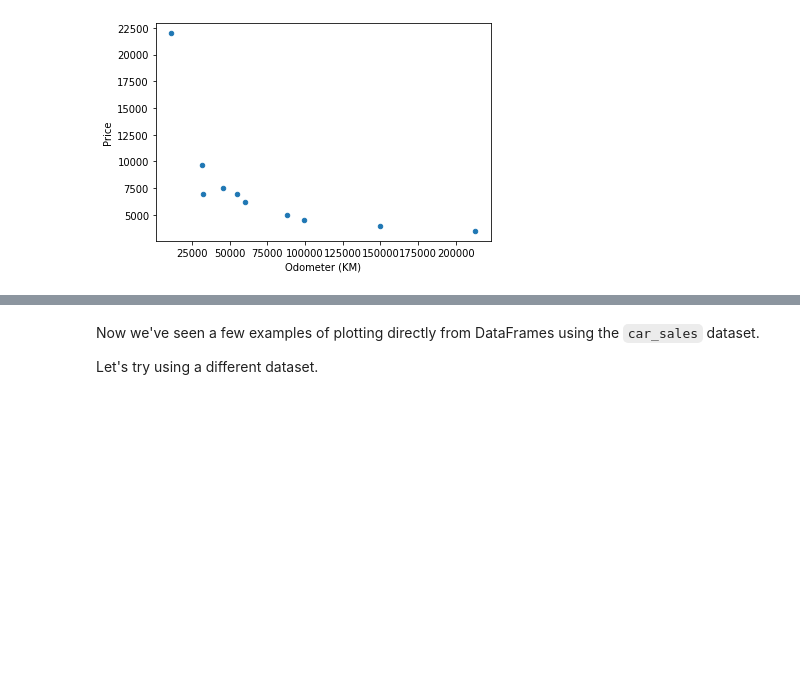
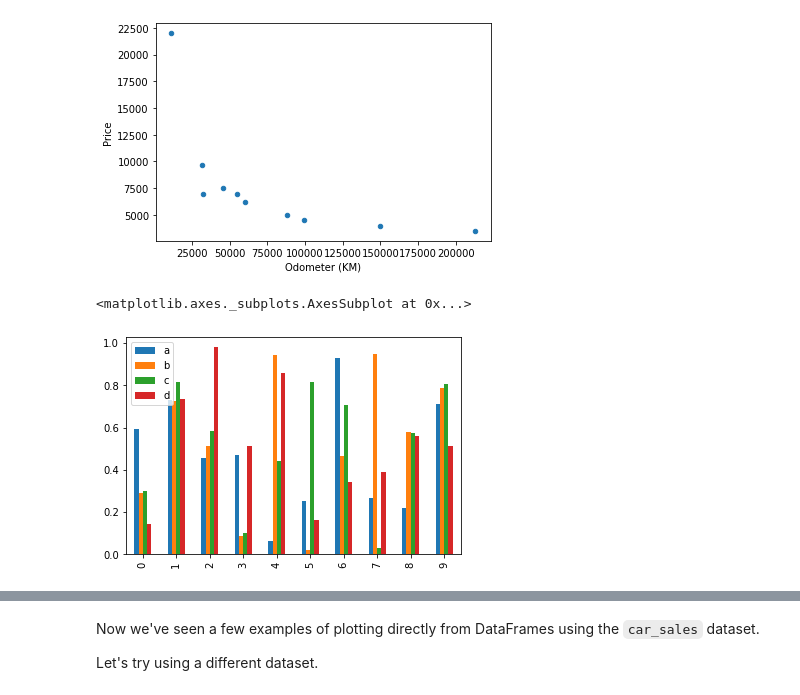
Before and after one commit to kunalburgul/AMLP, a Jupyter notebook: Data_Analysis/matplotlib_exercises.ipynb, the cells around one changed output, grey strips where cells are left out. Cells and saved outputs as stored; diff of their text form; code cells hidden in the pictures; blank space fills up the shorter version.

Commit message:
ztm-learning-data-visualization

```diff
--- a/Data_Analysis/matplotlib_exercises.ipynb
+++ b/Data_Analysis/matplotlib_exercises.ipynb
@@ -334,9 +331,13 @@ car_sales.plot(x='Odometer (KM)', y='Price',kind='scatter')
 [figure]
 # %%
 # Create a NumPy array of random numbers of size (10, 4) and save it to X
-
+X = np.random.rand(10, 4)
 
 # Turn the NumPy array X into a DataFrame with columns called ['a', 'b', 'c', 'd']
-
+df = pd.DataFrame(X, columns=['a', 'b', 'c', 'd'])
 
 # Create a bar graph of the DataFrame
+df.plot.bar()
+# %% [output]
+<matplotlib.axes._subplots.AxesSubplot at 0x...>
+[figure, added]
```
Also changed, not shown: parts of 30 cells of this notebook.
